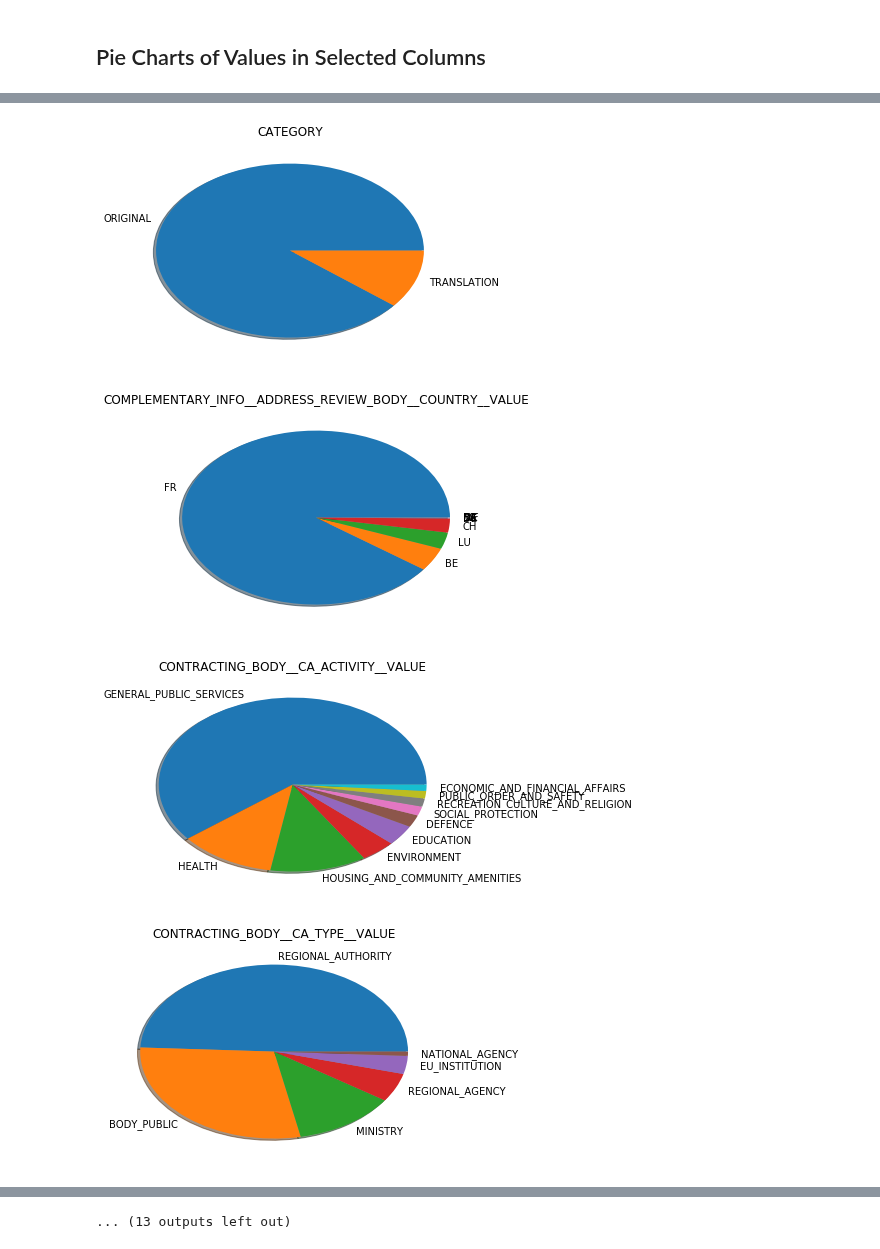
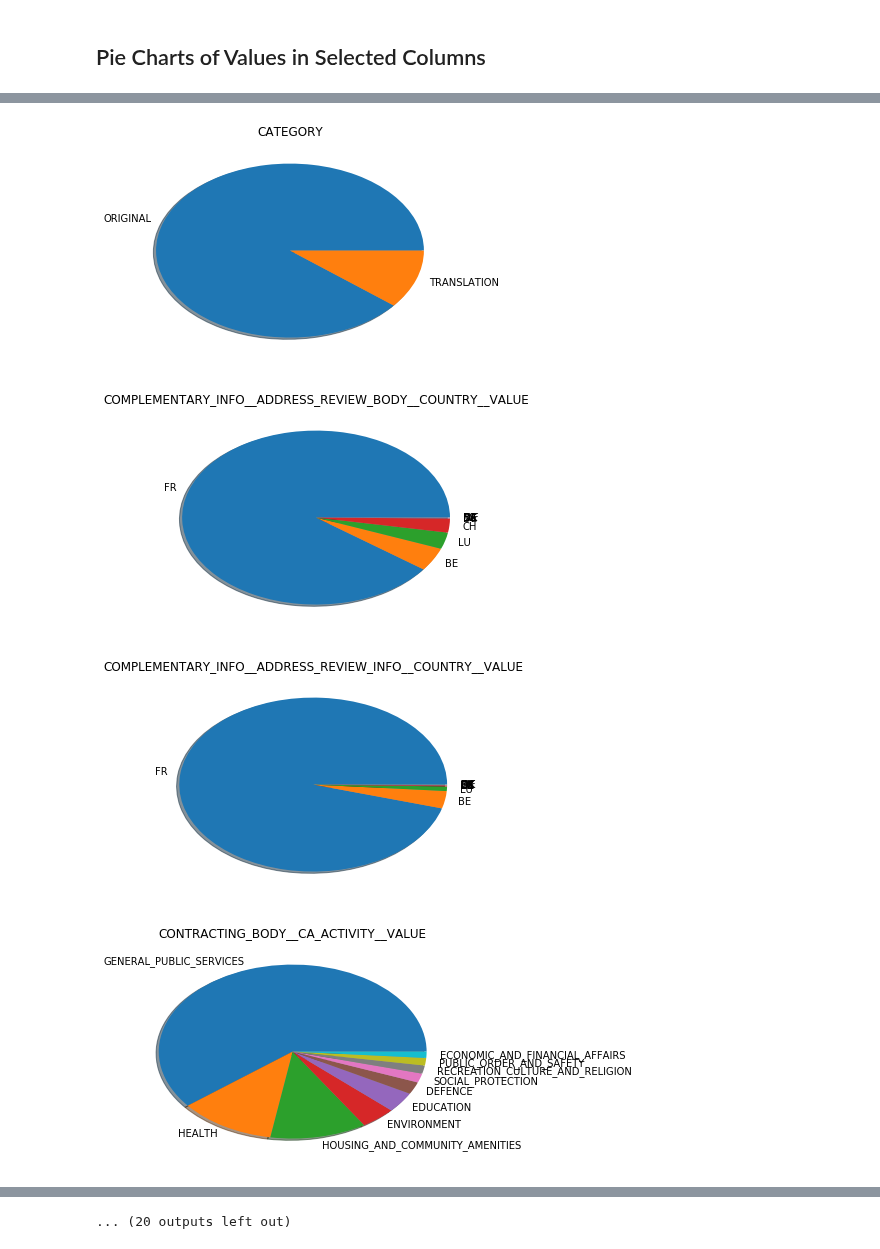
Before and after one commit to nfreundlich/CS498-CCA-CourseProject, a Jupyter notebook: notebooks/column_set_exploration.ipynb, the cells around one changed output, grey strips where cells are left out. Cells and saved outputs as stored; diff of their text form; code cells hidden in the pictures.

Commit message:
Expanded column set to include cols which are present in 50% of EACH document type, did some correlation analyis between columns

```diff
--- a/notebooks/column_set_exploration.ipynb
+++ b/notebooks/column_set_exploration.ipynb
@@ -7,6 +7,6 @@ import matplotlib.pyplot as plt
 cols = np.load("columns.npy")
 df = pd.read_pickle("data/df.pkl")
 # %%
-# subset to only the 71 columns we will be using
-df = df[sorted(cols)]
+# subset to only the 89 columns we will be using
+df2 = df[sorted(cols)]
 # %%
@@ -23,24 +23,24 @@ df.head()
 ## Pie Charts of Values in Selected Columns
 # %%
 # see values for columns which have a small set of possible values
-for col in df.columns:
+for col in df2.columns:
     try:
         counts = pd.value_counts(df[col], normalize=True)
         if len(counts) < 25:
             plt.pie(counts, labels=counts.index, shadow=True)
             plt.title(col)
             plt.show()
 #             print("Column:", col)
 #             print(counts)
 #             print()
     except:
         pass
 # %% [output]
 [figure]
 [figure]
 [figure]
 [figure]
 [figure]
 [figure]
-[figure, old version]
+[figure, new version]
-[figure, old version]
+[figure, new version]
@@ -51 +51 @@ for col in df.columns:
-... (13 outputs left out)
+... (20 outputs left out)
```
Also changed, not shown: parts of 12 cells of this notebook, 2 other files.
